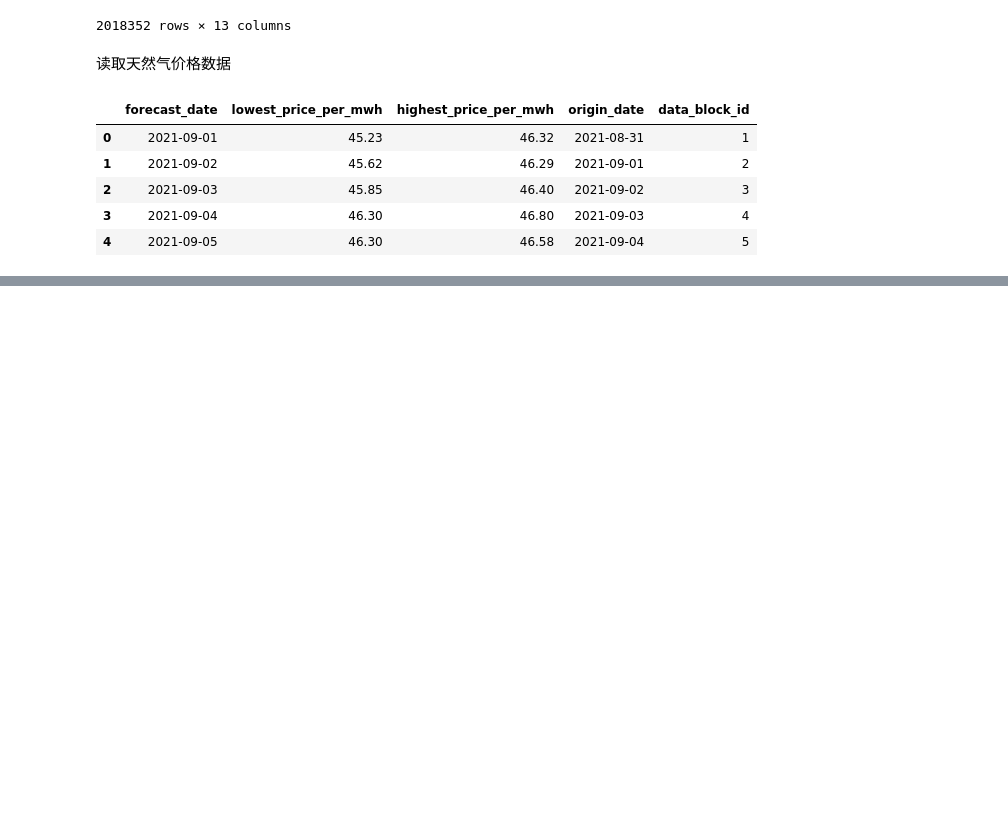
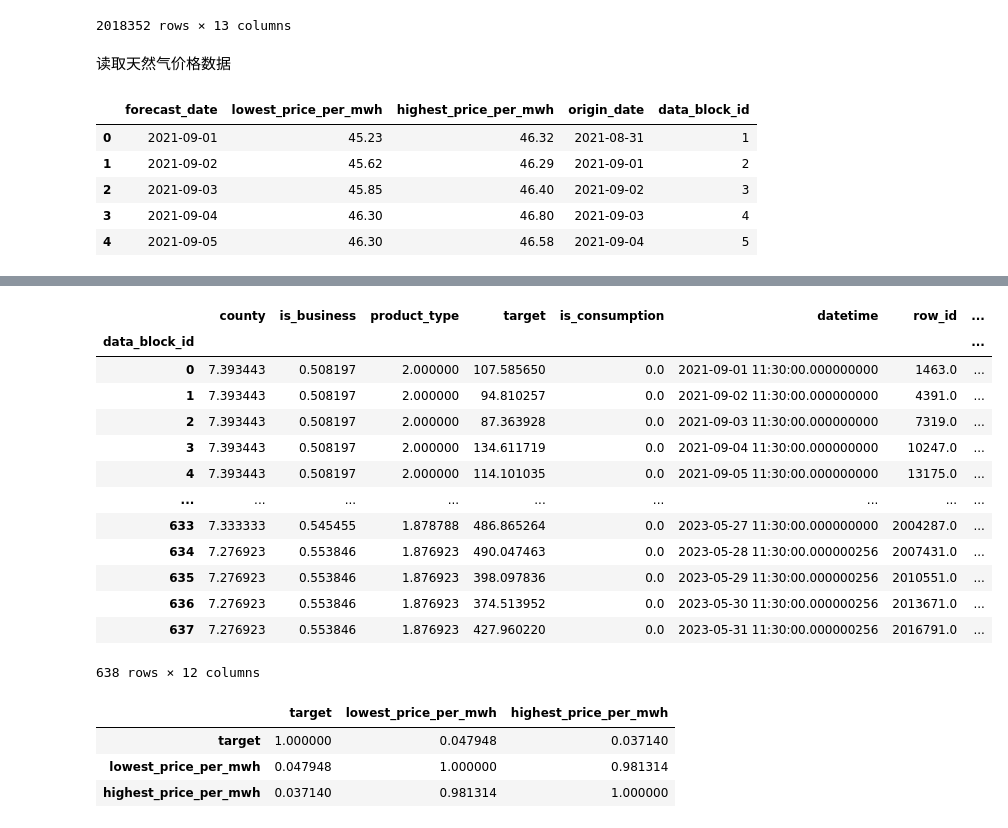
Before and after one commit to Accoutant/kaggle_competition, a Jupyter notebook: data_process/data_analysis.ipynb, the cells around one changed output, grey strips where cells are left out. Saved outputs shown, nothing was run; the diff lists cells and outputs as text; code cells hidden in the pictures; blank space fills up the shorter version.

```diff
--- a/data_process/data_analysis.ipynb
+++ b/data_process/data_analysis.ipynb
@@ -70,0 +72,29 @@ gas_prices.head()
+# %%
+train_isconsumption = train[train['is_consumption'] == 0]
+train_isconsumption = train_isconsumption.groupby('data_block_id').mean()
+train_isconsumption
+# %% [output]
+|  | county | is_business | product_type | target | is_consumption | datetime | row_id | ... |
+| data_block_id |  |  |  |  |  |  |  | ... |
+| 0 | 7.393443 | 0.508197 | 2.000000 | 107.585650 | 0.0 | 2021-09-01 11:30:00.000000000 | 1463.0 | ... |
+| 1 | 7.393443 | 0.508197 | 2.000000 | 94.810257 | 0.0 | 2021-09-02 11:30:00.000000000 | 4391.0 | ... |
+| 2 | 7.393443 | 0.508197 | 2.000000 | 87.363928 | 0.0 | 2021-09-03 11:30:00.000000000 | 7319.0 | ... |
+| 3 | 7.393443 | 0.508197 | 2.000000 | 134.611719 | 0.0 | 2021-09-04 11:30:00.000000000 | 10247.0 | ... |
+| 4 | 7.393443 | 0.508197 | 2.000000 | 114.101035 | 0.0 | 2021-09-05 11:30:00.000000000 | 13175.0 | ... |
+| ... | ... | ... | ... | ... | ... | ... | ... | ... |
+| 633 | 7.333333 | 0.545455 | 1.878788 | 486.865264 | 0.0 | 2023-05-27 11:30:00.000000000 | 2004287.0 | ... |
+| 634 | 7.276923 | 0.553846 | 1.876923 | 490.047463 | 0.0 | 2023-05-28 11:30:00.000000256 | 2007431.0 | ... |
+| 635 | 7.276923 | 0.553846 | 1.876923 | 398.097836 | 0.0 | 2023-05-29 11:30:00.000000256 | 2010551.0 | ... |
+| 636 | 7.276923 | 0.553846 | 1.876923 | 374.513952 | 0.0 | 2023-05-30 11:30:00.000000256 | 2013671.0 | ... |
+| 637 | 7.276923 | 0.553846 | 1.876923 | 427.960220 | 0.0 | 2023-05-31 11:30:00.000000256 | 2016791.0 | ... |
+638 rows × 12 columns
+# %%
+# 生产电量与天然气价格的相关性
+concat_train_and_gas = pd.merge(left=train_isconsumption, right=gas_prices, on='data_block_id')
+concat_train_and_gas = concat_train_and_gas[['target', 'lowest_price_per_mwh', 'highest_price_per_mwh']]
+concat_train_and_gas.corr()
+# %% [output]
+|  | target | lowest_price_per_mwh | highest_price_per_mwh |
+| target | 1.000000 | 0.047948 | 0.037140 |
+| lowest_price_per_mwh | 0.047948 | 1.000000 | 0.981314 |
+| highest_price_per_mwh | 0.037140 | 0.981314 | 1.000000 |
```
Also changed, not shown: parts of 15 cells of this notebook.
